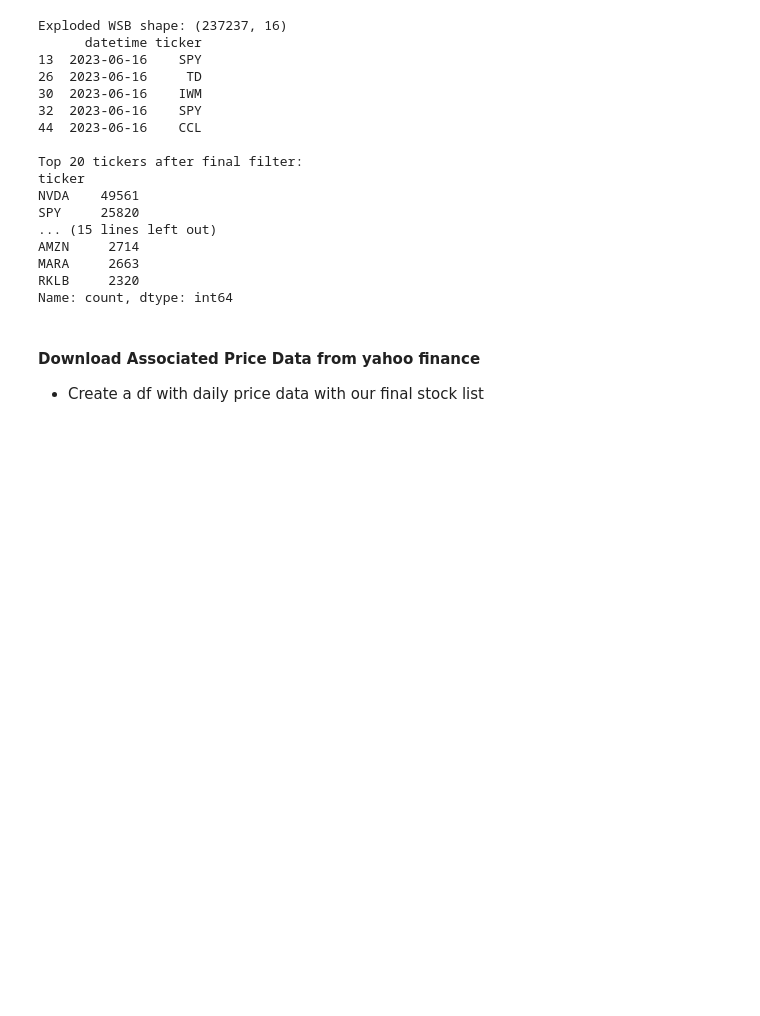
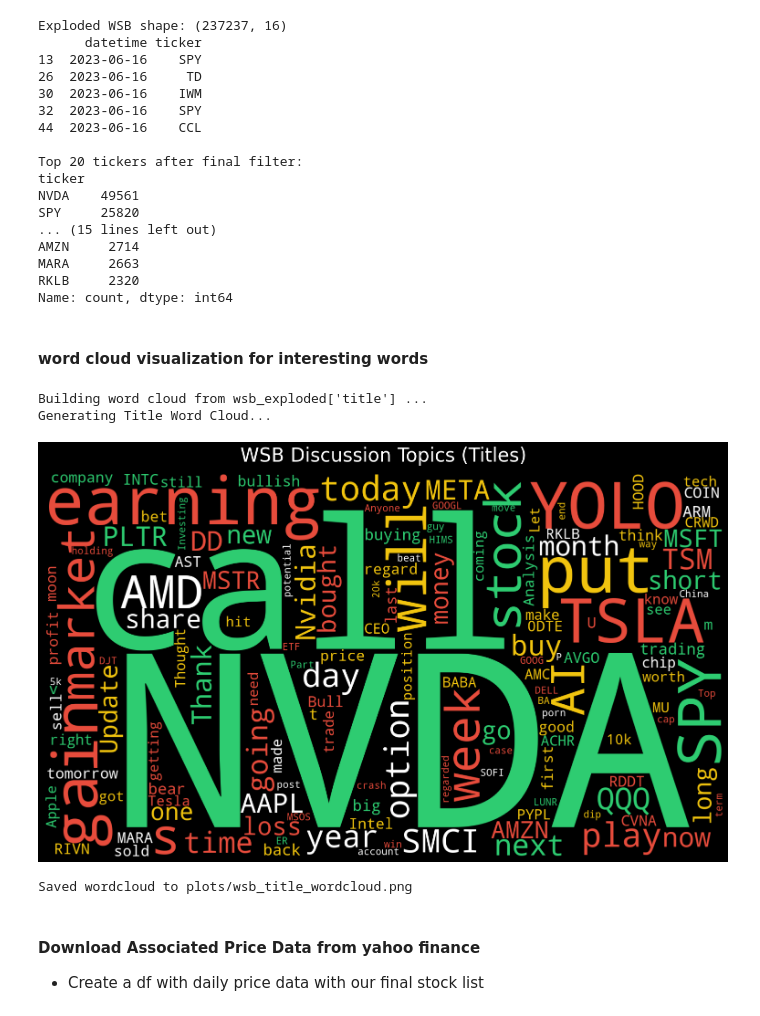
Before and after one commit to derekkuang/wallstreetbets_sentiment_analysis, a Jupyter notebook: main.ipynb, the cells around one changed output. Cells and saved outputs as stored; diff of their text form; code cells hidden in the pictures; blank space fills up the shorter version.

```diff
--- a/main.ipynb
+++ b/main.ipynb
@@ -429,6 +436,67 @@ AMZN     2714
 MARA     2663
 RKLB     2320
 Name: count, dtype: int64
+# %% [markdown]
+#### word cloud visualization for interesting words
+# %%
+wc_df = wsb_exploded.copy()
+
+if 'title' in wc_df.columns:
+    print("Building word cloud from wsb_exploded['title'] ...")
+    text_titles = " ".join(wc_df['title'].dropna().astype(str).values)
+else:
+    # Fallback: use raw_text if title is missing
+    print("Column 'title' not found, falling back to 'raw_text' ...")
+    text_titles = " ".join(wc_df['raw_text'].dropna().astype(str).values)
+
+# --- 2. CLEANING / STOPWORDS ---
+custom_stopwords = set(STOPWORDS)
+custom_stopwords.update([
+    "removed", "deleted", "nan", "https", "com", "www", "reddit", "url",
+    "webp", "preview", "auto", "width", "format", "png", "jpg", "image",
+    "img", "emote", "t5", "2th52", "31125", "4275", "18632", "00pm"
+])
+
+# --- 3. CUSTOM STOCK COLOR FUNCTION ---
+def stock_color_func(word, font_size, position, orientation, random_state=None, **kwargs):
+    return random.choice([
+        "#2ECC71",  # Green (gains / heat)
+        "#E74C3C",  # Red (losses)
+        "#FFFFFF",  # White
+        "#F1C40F"   # Yellow accent
+    ])
+
+# --- 4. GENERATE WORD CLOUD ---
+print("Generating Title Word Cloud...")
+wordcloud = WordCloud(
+    width=1600,
+    height=900,
+    background_color='black',
+    stopwords=custom_stopwords,
+    min_font_size=12,
+    random_state=42,
+    max_words=150,
+    collocations=False,
+    color_func=stock_color_func
+).generate(text_titles)
+
+# --- 5. PLOT + SAVE ---
+out_path = "plots/wsb_title_wordcloud.png"
+
+plt.figure(figsize=(16, 9), facecolor='k')
+plt.imshow(wordcloud, interpolation="bilinear")
+plt.axis("off")
+plt.title("WSB Discussion Topics (Titles)", fontsize=30, color='white', pad=20)
+plt.tight_layout(pad=0)
+plt.savefig(out_path, dpi=150, facecolor='k')
+plt.show()
+
+print(f"Saved wordcloud to {out_path}")
+# %% [output]
+Building word cloud from wsb_exploded['title'] ...
+Generating Title Word Cloud...
+[figure, added]
+Saved wordcloud to plots/wsb_title_wordcloud.png
 # %% [markdown]
 #### Download Associated Price Data from yahoo finance
 - Create a df with daily price data with our final stock list
```
Also changed, not shown: parts of 58 cells of this notebook, 10 other files.
